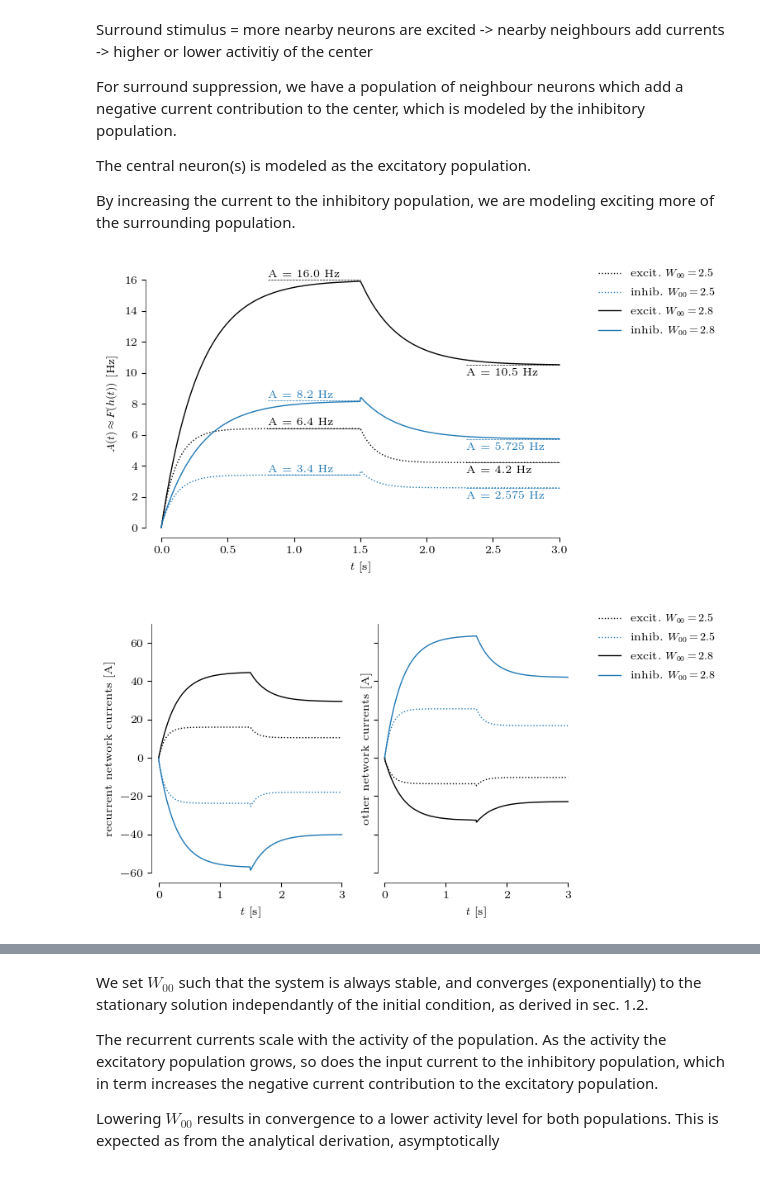
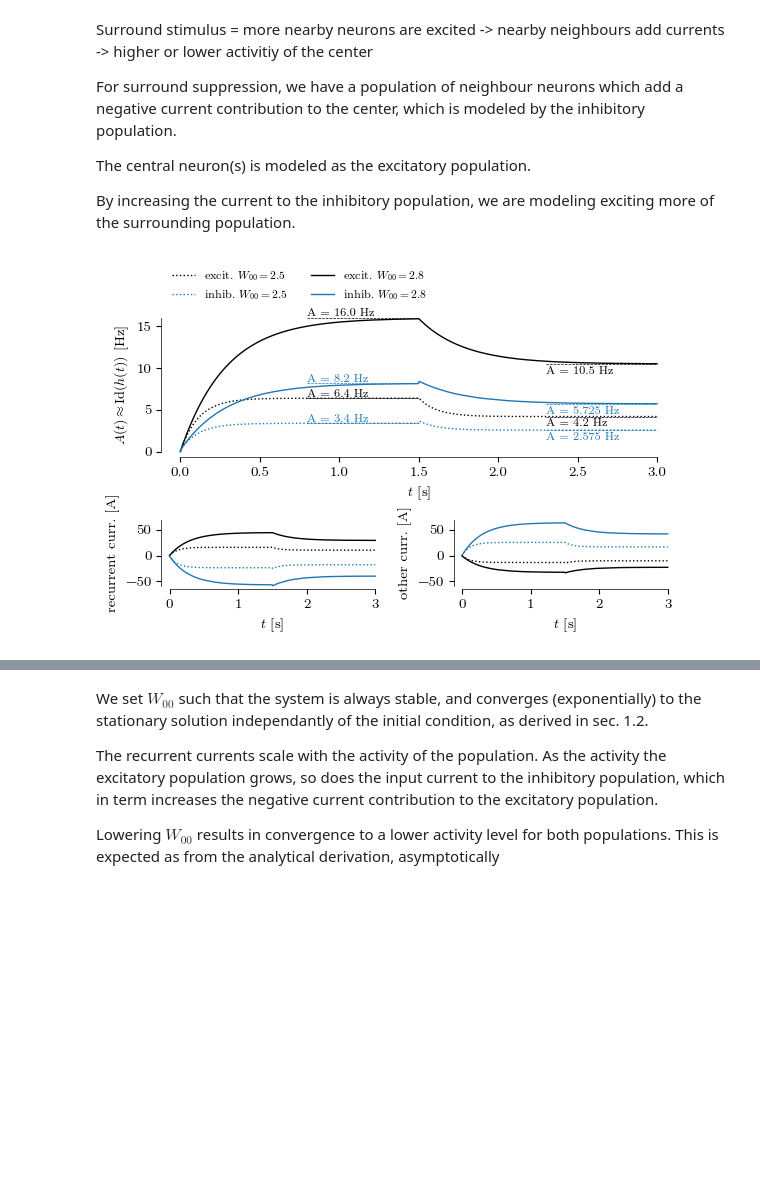
Before and after one commit to ninivert/BIO465-cortical-surround-suppression, a Jupyter notebook: src/notebook.ipynb, the cells around one changed output, grey strips where cells are left out. Saved outputs shown, nothing was run; the diff lists cells and outputs as text; code cells hidden in the pictures; blank space fills up the shorter version.

```diff
--- a/src/notebook.ipynb
+++ b/src/notebook.ipynb
@@ -607,74 +607,77 @@ By increasing the current to the inhibitory population, we are modeling exciting
 # %%
 plt.close()
 
-fig_A, ax_A = plt.subplots(dpi=100)
-fig_I, ax_I = plt.subplots(dpi=100, ncols=2, sharey=True)
+fig, axd = plt.subplot_mosaic(
+	[['A', 'A'], ['I_rec', 'I_other']],
+	gridspec_kw={'width_ratios': [1, 1], 'height_ratios': [2, 1]},
+	dpi=100
+)
 
 for idx, W00_num in enumerate((2.5, 2.8)):
 	pop = Populations(
 		W=np.array([[W00_num, -4], [4, -7]]),
 		tau=np.array([0.06, 0.012]),
 		R=1,
 		gain_fn=identity,
 		I_ext=(1-Heaviside(1.5))*Flat(np.array([4.0, 1.6])) + Heaviside(1.5)*Flat(np.array([4.0, 3.8]))
 	)
 	res = pop.simulate_h(np.array([0, 0]), (0, 3), dt_max=0.01)
 
 	subs_ = subs | {W00: pop.W[0, 0], I0: 4.0, I1: 1.6}
 	hf_num1 = np.array(hf.evalf(subs=subs_)).squeeze()
 	subs_ = subs | {W00: pop.W[0, 0], I0: 4.0, I1: 3.8}
 	hf_num2 = np.array(hf.evalf(subs=subs_)).squeeze()
 	# print(hf_num1, hf_num2)
 
 	linestyle = {0: 'dotted', 1: 'solid'}.get(idx)
 
 	# plot activations
 
-	ax_A.set_prop_cycle(None)
-	ax_A.plot(res.t, pop.gain_fn(res.y[0]), linestyle=linestyle, label=f'excit. $W_{{00}} = {W00_num}$')
-	ax_A.plot(res.t, pop.gain_fn(res.y[1]), linestyle=linestyle, label=f'inhib. $W_{{00}} = {W00_num}$')
-	ax_A.set_prop_cycle(None)
-	line, = ax_A.plot([2.3, 3.0], [hf_num2[0], hf_num2[0]], linestyle='--', linewidth=0.5)
-	ax_A.text(2.3, hf_num2[0]-0.2, f'A = {hf_num2[0]:.1f} Hz', va='top', color=line.get_color())
-	line, = ax_A.plot([2.3, 3.0], [hf_num2[1], hf_num2[1]], linestyle='--', linewidth=0.5)
-	ax_A.text(2.3, hf_num2[1]-0.2, f'A = {hf_num2[1]:.3f} Hz', va='top', color=line.get_color())
-	ax_A.set_prop_cycle(None)
-	line, = ax_A.plot([0.8, 1.5], [hf_num1[0], hf_num1[0]], linestyle='--', linewidth=0.5)
-	ax_A.text(0.8, hf_num1[0]+0.2, f'A = {hf_num1[0]:.1f} Hz', va='baseline', color=line.get_color())
-	line, = ax_A.plot([0.8, 1.5], [hf_num1[1], hf_num1[1]], linestyle='--', linewidth=0.5)
-	ax_A.text(0.8, hf_num1[1]+0.2, f'A = {hf_num1[1]:.1f} Hz', va='baseline', color=line.get_color())
+	axd['A'].set_prop_cycle(None)
+	axd['A'].plot(res.t, pop.gain_fn(res.y[0]), linestyle=linestyle, label=f'excit. $W_{{00}} = {W00_num}$')
+	axd['A'].plot(res.t, pop.gain_fn(res.y[1]), linestyle=linestyle, label=f'inhib. $W_{{00}} = {W00_num}$')
+	axd['A'].set_prop_cycle(None)
+	line, = axd['A'].plot([2.3, 3.0], [hf_num2[0], hf_num2[0]], linestyle='--', linewidth=0.5)
+	axd['A'].text(2.3, hf_num2[0]-0.2, f'A = {hf_num2[0]:.1f} Hz', va='top', color=line.get_color(), fontsize='small')
+	line, = axd['A'].plot([2.3, 3.0], [hf_num2[1], hf_num2[1]], linestyle='--', linewidth=0.5)
+	axd['A'].text(2.3, hf_num2[1]-0.2, f'A = {hf_num2[1]:.3f} Hz', va='top', color=line.get_color(), fontsize='small')
+	axd['A'].set_prop_cycle(None)
+	line, = axd['A'].plot([0.8, 1.5], [hf_num1[0], hf_num1[0]], linestyle='--', linewidth=0.5)
+	axd['A'].text(0.8, hf_num1[0]+0.2, f'A = {hf_num1[0]:.1f} Hz', va='baseline', color=line.get_color(), fontsize='small')
+	line, = axd['A'].plot([0.8, 1.5], [hf_num1[1], hf_num1[1]], linestyle='--', linewidth=0.5)
+	axd['A'].text(0.8, hf_num1[1]+0.2, f'A = {hf_num1[1]:.1f} Hz', va='baseline', color=line.get_color(), fontsize='small')
 
 	# plot currents
 
-	ax_I[0].set_prop_cycle(None)
-	ax_I[1].set_prop_cycle(None)
-	ax_I[0].plot(res.t, [pop.I_network_recurrent(h) for h in res.y.T], linestyle=linestyle)
-	ax_I[1].plot(res.t, [pop.I_network_others(h) for h in res.y.T], linestyle=linestyle, label=[f'excit. $W_{{00}} = {W00_num}$', f'inhib. $W_{{00}} = {W00_num}$'])
+	axd['I_rec'].set_prop_cycle(None)
+	axd['I_other'].set_prop_cycle(None)
+	axd['I_rec'].plot(res.t, [pop.I_network_recurrent(h) for h in res.y.T], linestyle=linestyle)
+	axd['I_other'].plot(res.t, [pop.I_network_others(h) for h in res.y.T], linestyle=linestyle) #, label=[f'excit. $W_{{00}} = {W00_num}$', f'inhib. $W_{{00}} = {W00_num}$'])
 
-ax_A.set_xlabel('$t$ [s]')
-ax_A.set_ylabel('$A(t) \\approx F(h(t))$ [Hz]')
-ax_A.set_ylim((0, 16))
-data_lim(ax_A, which='x')
-breathe(ax_A)
+axd['A'].set_xlabel('$t$ [s]')
+axd['A'].set_ylabel('$A(t) \\approx \\mathrm{Id}(h(t))$ [Hz]')
+axd['A'].set_ylim((0, 16))
+data_lim(axd['A'], which='x')
+breathe(axd['A'])
 
-fig_A.legend(bbox_to_anchor=(1, 1), loc='upper left')
+axd['A'].legend(bbox_to_anchor=(0, 1), loc='lower left', ncol=2, fontsize='small')
 
-ax_I[0].set_xlabel('$t$ [s]')
-ax_I[1].set_xlabel('$t$ [s]')
-ax_I[0].set_ylabel('recurrent network currents [A]')
-ax_I[1].set_ylabel('other network currents [A]')
+axd['I_rec'].set_xlabel('$t$ [s]')
+axd['I_other'].set_xlabel('$t$ [s]')
+axd['I_rec'].set_ylabel('recurrent curr. [A]')
+axd['I_other'].set_ylabel('other curr. [A]')
 
-for ax_I_ in ax_I:
-	ax_I_.set_ylim((-60, 70))
-	data_lim(ax_I_, which='x')
-	breathe(ax_I_)
-
-fig_I.legend(bbox_to_anchor=(1, 1), loc='upper left')
+for ax_ in (axd['I_rec'], axd['I_other']):
+	ax_.set_ylim((-60, 70))
+	data_lim(ax_, which='x')
+	breathe(ax_)
 
 plt.show()
+
+fig.set_size_inches((4, 4))
+fig.savefig('../report/figures/pop_surround.pdf')
 # %% [output]
-[figure, old version]
+[figure, new version]
-[figure, removed]
 # %%
 hf_num_fn = hf.subs(subs | {I0: 4.0, I1: 3.8})
 
```
Also changed, not shown: parts of 9 cells of this notebook, 8 other files.
